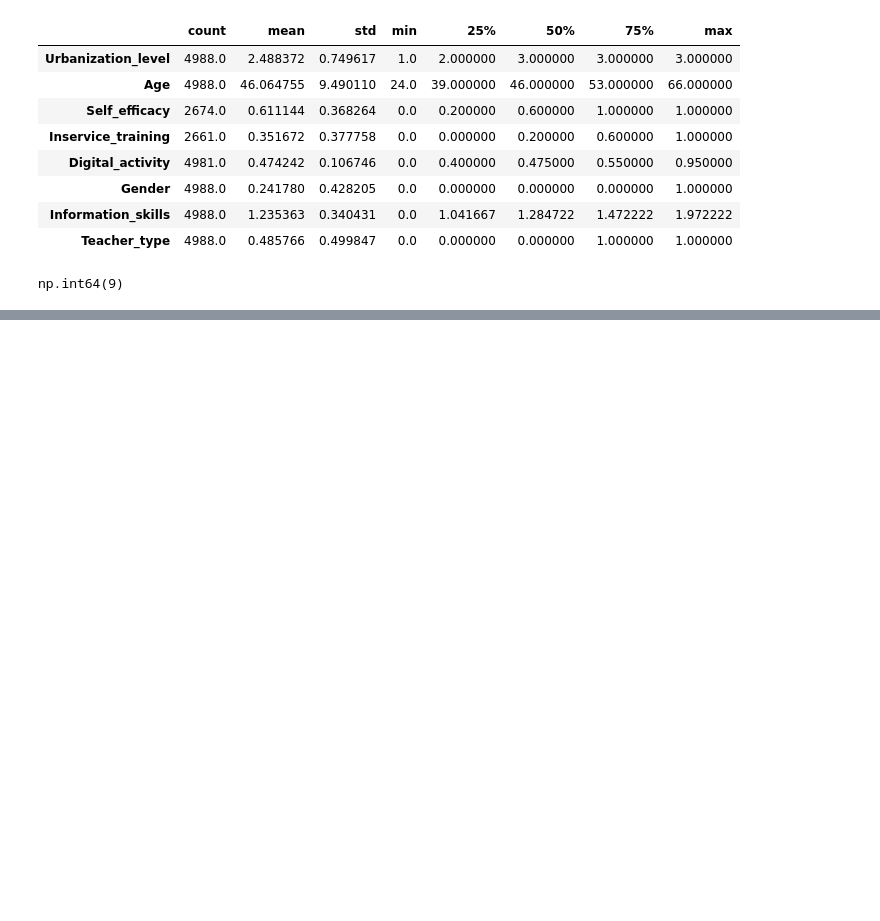
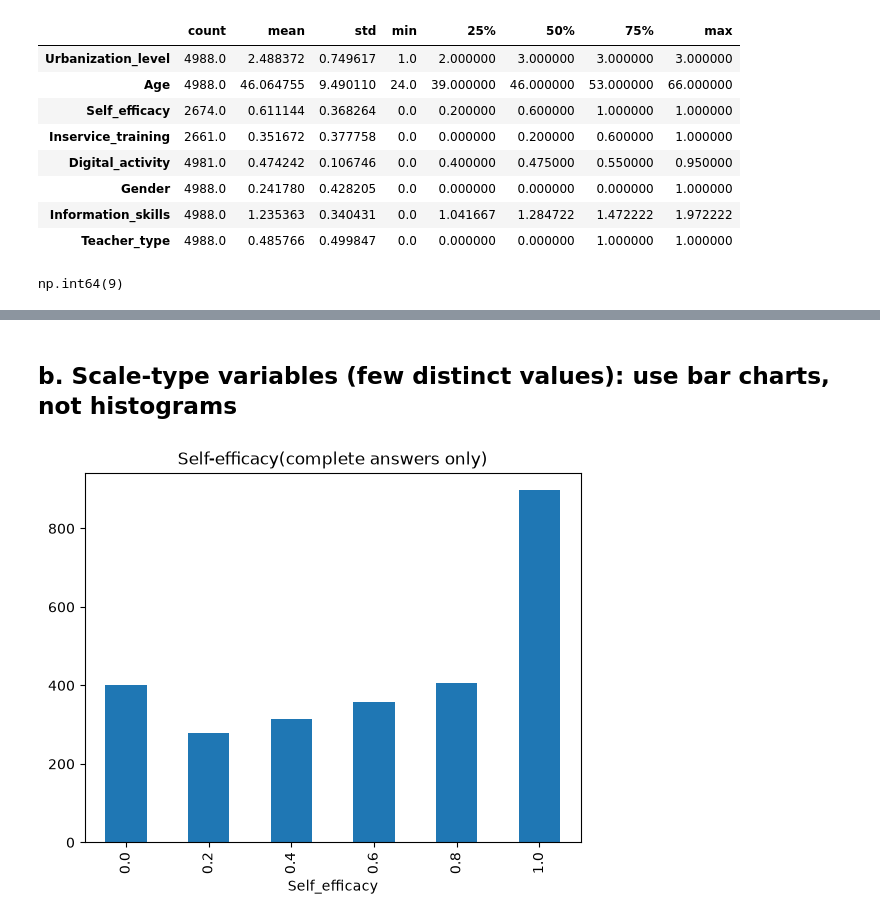
Before and after one commit to Kenchan-paradise/messy-data-eda, a Jupyter notebook: notebook.ipynb, the cells around one changed output, grey strips where cells are left out. Cells and saved outputs as stored; diff of their text form; code cells hidden in the pictures; blank space fills up the shorter version.

```diff
--- a/notebook.ipynb
+++ b/notebook.ipynb
@@ -188,0 +216,9 @@ np.int64(9)
+# %% [markdown]
+## b. Scale-type variables (few distinct values): use bar charts, not histograms
+# %%
+df['Self_efficacy'].value_counts().sort_index().plot(kind='bar')
+plt.title('Self-efficacy(complete answers only)')
+plt.savefig('self_efficacy_distribution.png')
+plt.show()
+# %% [output]
+[figure, added]
```
Also changed, not shown: parts of 18 cells of this notebook, 2 other files.
